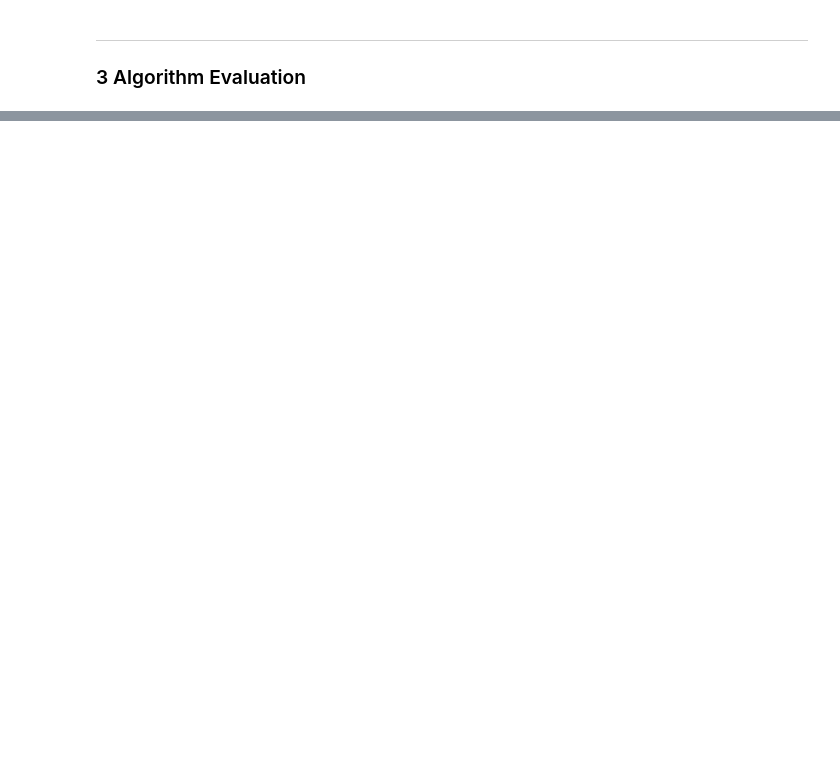
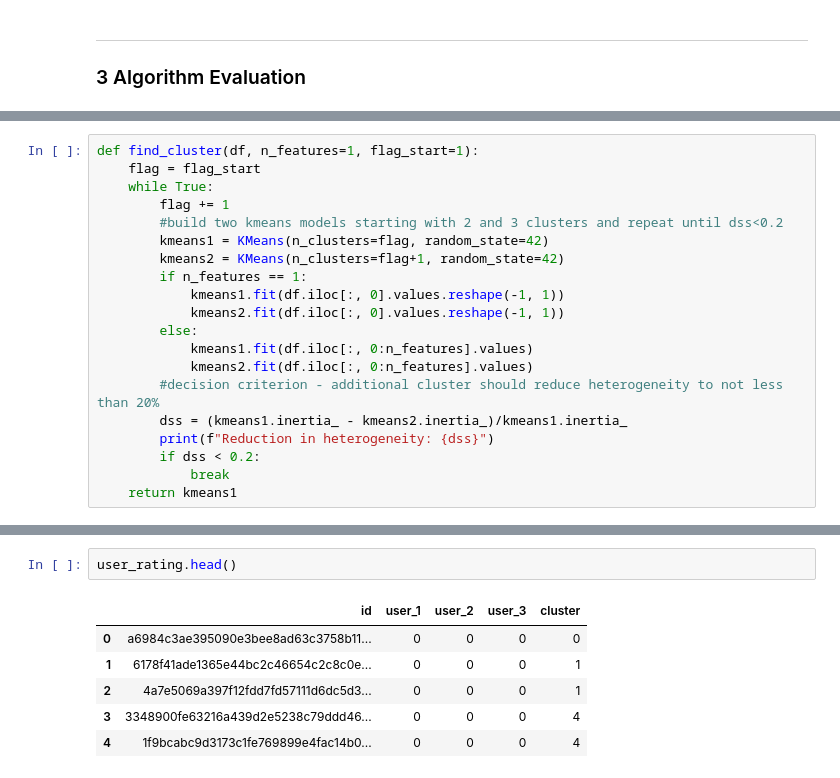
Before and after one commit to Key0412/Recommender-System-Codenation-Project, a Jupyter notebook: main.ipynb, the cells around one changed output, grey strips where cells are left out. Cells and saved outputs as stored; diff of their text form; blank space fills up the shorter version.

Commit message:
add model evaluation and model training sessions

```diff
--- a/main.ipynb
+++ b/main.ipynb
@@ -987,0 +1072,20 @@ market_df_copy.mean()
+# %%
+def find_cluster(df, n_features=1, flag_start=1):
+    flag = flag_start
+    while True:
+        flag += 1
+        #build two kmeans models starting with 2 and 3 clusters and repeat until dss<0.2
+        kmeans1 = KMeans(n_clusters=flag, random_state=42)
+        kmeans2 = KMeans(n_clusters=flag+1, random_state=42)
+        if n_features == 1:
+            kmeans1.fit(df.iloc[:, 0].values.reshape(-1, 1))
+            kmeans2.fit(df.iloc[:, 0].values.reshape(-1, 1))
+        else:
+            kmeans1.fit(df.iloc[:, 0:n_features].values)
+            kmeans2.fit(df.iloc[:, 0:n_features].values)
+        #decision criterion - additional cluster should reduce heterogeneity to not less than 20%
+        dss = (kmeans1.inertia_ - kmeans2.inertia_)/kmeans1.inertia_
+        print(f"Reduction in heterogeneity: {dss}")
+        if dss < 0.2:
+            break
+    return kmeans1
@@ -987,0 +1115,9 @@ market_df_copy.mean()
+# %%
+user_rating.head()
+# %% [output]
+|  | id | user_1 | user_2 | user_3 | cluster |
+| 0 | a6984c3ae395090e3bee8ad63c3758b11... | 0 | 0 | 0 | 0 |
+| 1 | 6178f41ade1365e44bc2c46654c2c8c0e... | 0 | 0 | 0 | 1 |
+| 2 | 4a7e5069a397f12fdd7fd57111d6dc5d3... | 0 | 0 | 0 | 1 |
+| 3 | 3348900fe63216a439d2e5238c79ddd46... | 0 | 0 | 0 | 4 |
+| 4 | 1f9bcabc9d3173c1fe769899e4fac14b0... | 0 | 0 | 0 | 4 |
```
Also changed, not shown: parts of 46 cells of this notebook.
